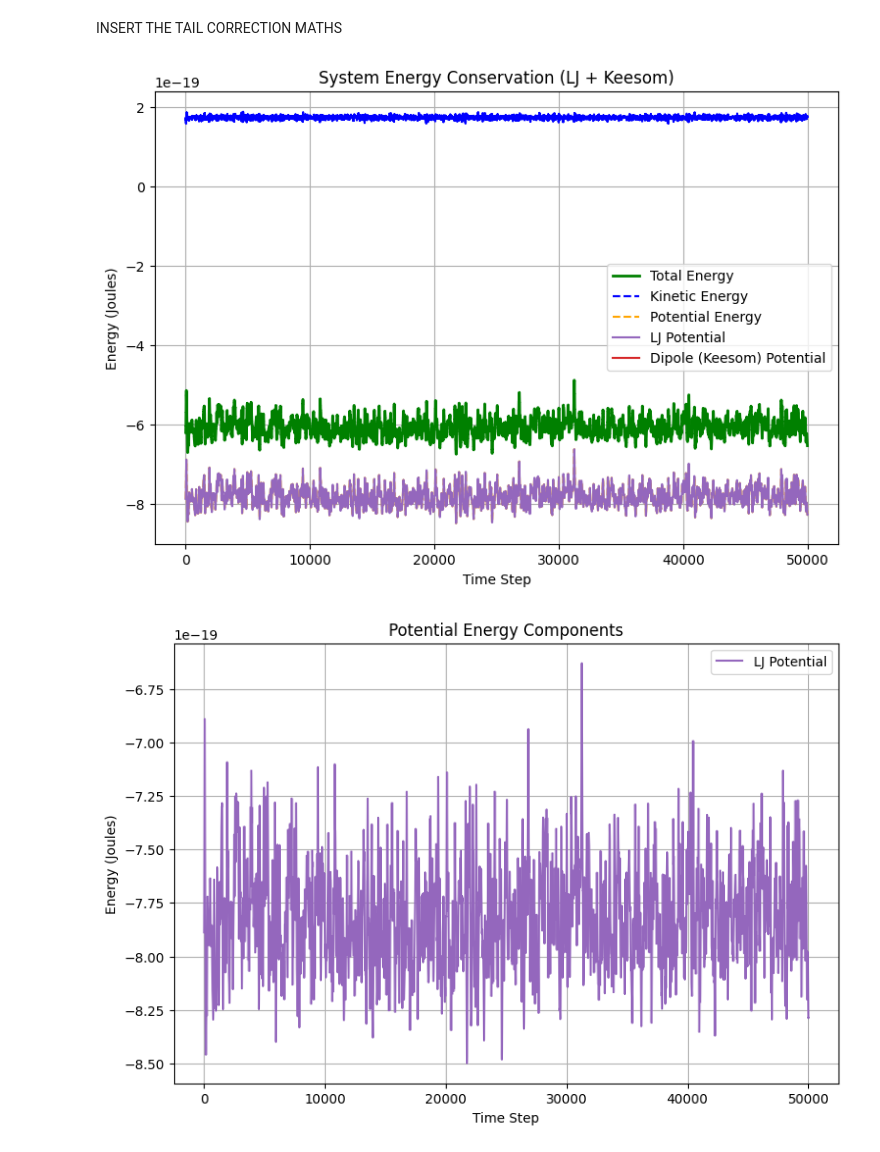
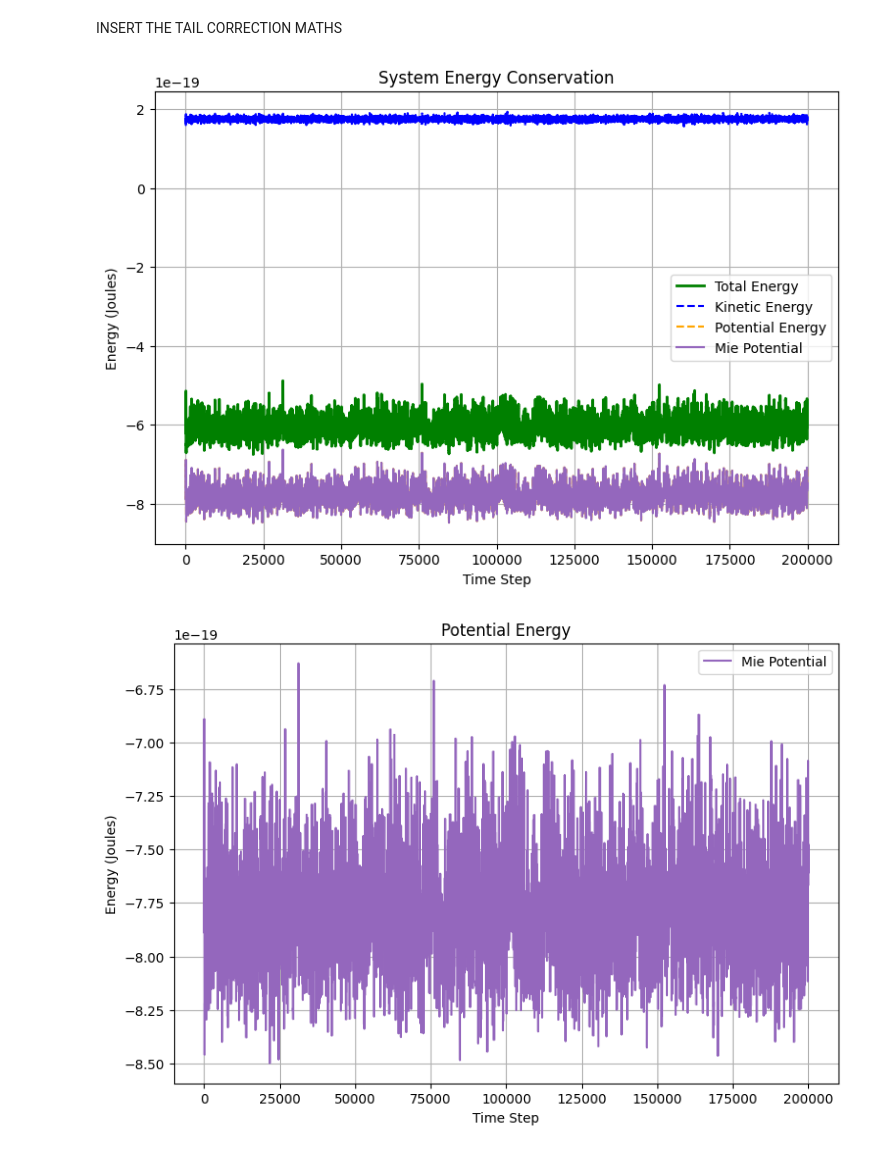
Before and after one commit to AlexPooley7/Multiscale-Modelling, a Jupyter notebook: CE20248/Coursework/twoBeadModelWorking.ipynb, the cells around one changed output. Cells and saved outputs as stored; diff of their text form; code cells hidden in the pictures.

```diff
--- a/CE20248/Coursework/twoBeadModelWorking.ipynb
+++ b/CE20248/Coursework/twoBeadModelWorking.ipynb
@@ -480,7 +480,7 @@ rlist = rskin + rc      # Means particles not missed out in the timestep within
 KE, PE, TE, LJpotlist, dippotlist = [], [], [], [], [] # Lists to store energies
 save_stride = 10        # Only saves every 10th frame to reduce file size
 traj = []               # list of snapshots for XYZ export
-steps = 50000             # Number of steps for the integrator
+steps = 200000             # Number of steps for the integrator
 
 # --- Physical Constants (SI Units) ---
 kB = 1.380649e-23     # Boltzmann constant (J/K)
@@ -956,34 +956,33 @@ INSERT THE TAIL CORRECTION MATHS
 # %%
 # =============================================
 # Plot 1: Main Energy Conservation Plot
 # =============================================
 plt.figure(figsize=(9, 6))
 plt.plot(TE, label='Total Energy', color='green', linewidth=2)
 plt.plot(KE, label='Kinetic Energy', color='blue', linestyle='--')
 plt.plot(PE, label='Potential Energy', color='orange', linestyle='--')
-plt.plot(LJpotlist, label='LJ Potential', color='tab:purple')
-plt.plot(dippotlist, label='Dipole (Keesom) Potential', color='tab:red')
+plt.plot(LJpotlist, label='Mie Potential', color='tab:purple')
 plt.xlabel('Time Step')
 plt.ylabel('Energy (Joules)')  # Corrected unit
-plt.title('System Energy Conservation (LJ + Keesom)') # Corrected title
+plt.title('System Energy Conservation') # Corrected title
 plt.legend()
 plt.grid(True)
 plt.show()
 
 # =============================================
 # Plot 2: Potential Energy Components
 # =============================================
 plt.figure(figsize=(9, 6))
-plt.plot(LJpotlist, label='LJ Potential', color='tab:purple')
+plt.plot(LJpotlist, label='Mie Potential', color='tab:purple')
 plt.xlabel('Time Step')
 plt.ylabel('Energy (Joules)') # Corrected unit
-plt.title('Potential Energy Components') # Corrected title
+plt.title('Potential Energy') # Corrected title
 plt.legend()
 plt.grid(True)
 plt.show()
 # %% [output]
-[figure, old version]
+[figure, new version]
-[figure, old version]
+[figure, new version]
 # %%
 # Build MSD curve and choose a fit window
 t, msd = get_msd_curve(dt, sample_stride)
```
Also changed, not shown: parts of 8 cells of this notebook, 3 other files.
